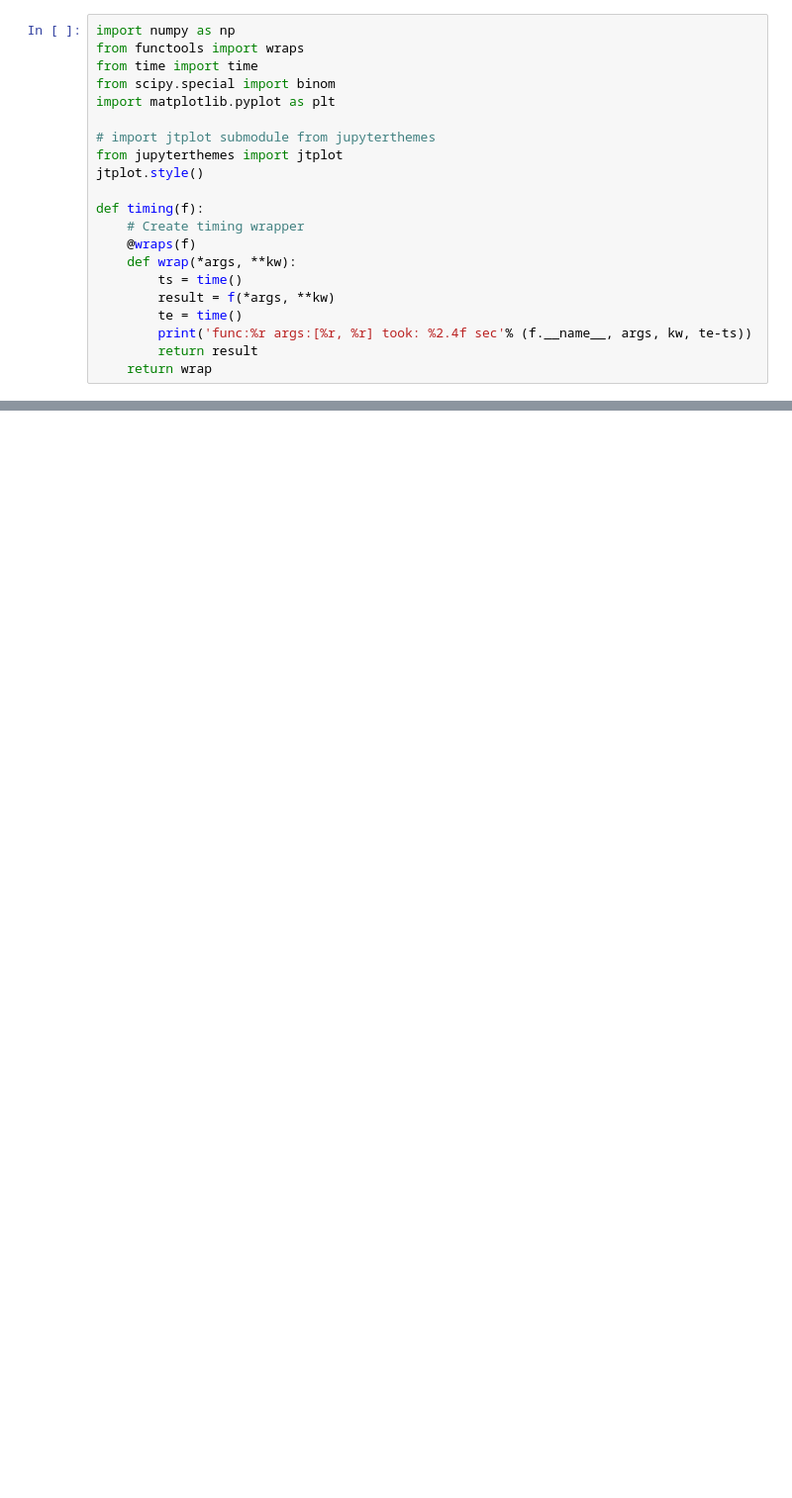
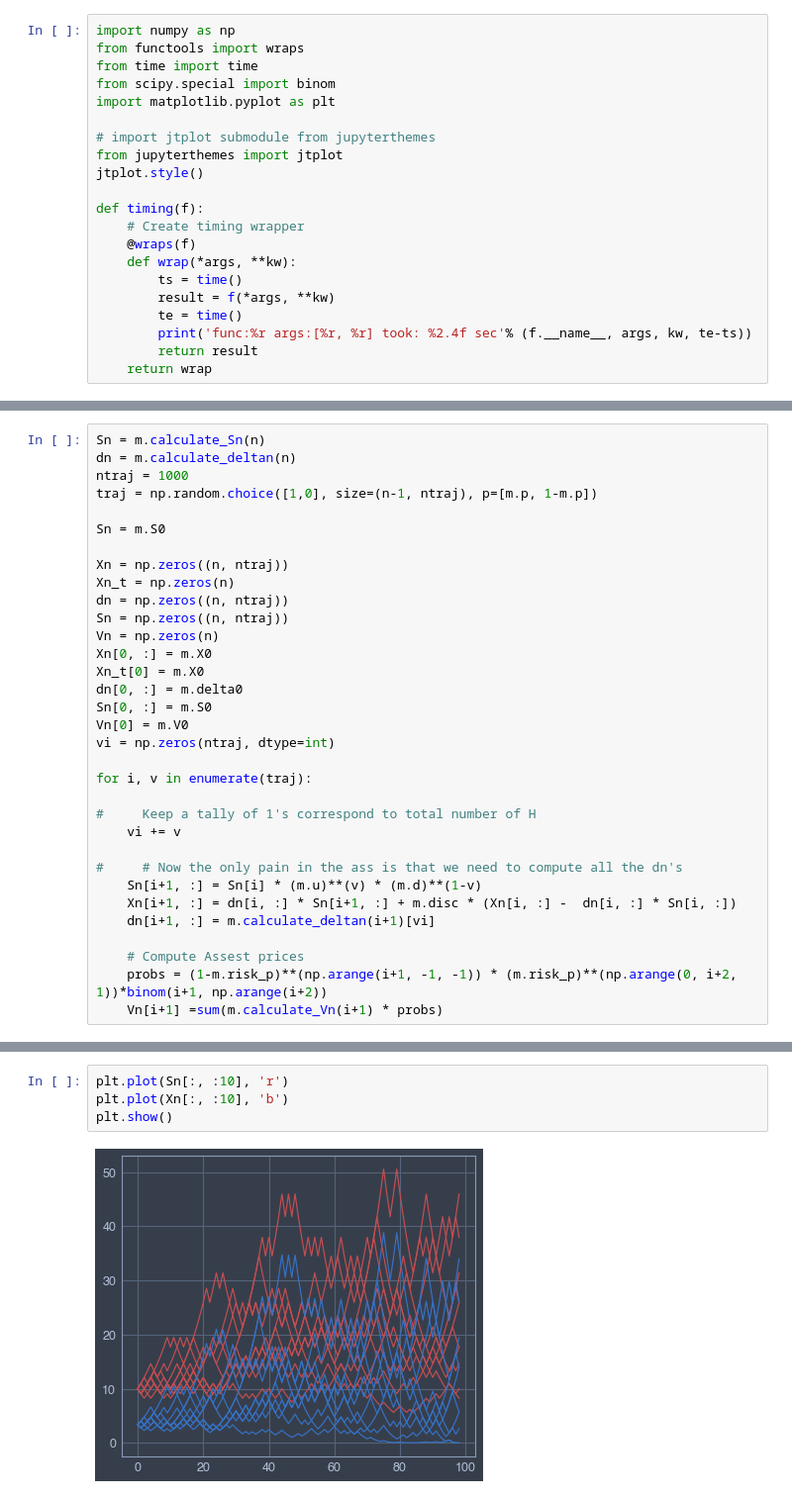
Before and after one commit to mikeal888/Stochastic_projects, a Jupyter notebook: Shreve_exercises/Binomial_asset_european.ipynb, the cells around one changed output, grey strips where cells are left out. Shown at 99% size. Cells and saved outputs as stored; diff of their text form; blank space fills up the shorter version.

Commit message:
implementing the binomial asset model more generally

```diff
--- a/Shreve_exercises/Binomial_asset_european.ipynb
+++ b/Shreve_exercises/Binomial_asset_european.ipynb
@@ -134,0 +147,33 @@ for i in range(n+1):
+# %%
+Sn = m.calculate_Sn(n)
+dn = m.calculate_deltan(n)
+ntraj = 1000
+traj = np.random.choice([1,0], size=(n-1, ntraj), p=[m.p, 1-m.p])
+
+Sn = m.S0
+
+Xn = np.zeros((n, ntraj))
+Xn_t = np.zeros(n)
+dn = np.zeros((n, ntraj))
+Sn = np.zeros((n, ntraj))
+Vn = np.zeros(n)
+Xn[0, :] = m.X0
+Xn_t[0] = m.X0
+dn[0, :] = m.delta0
+Sn[0, :] = m.S0
+Vn[0] = m.V0
+vi = np.zeros(ntraj, dtype=int)
+
+for i, v in enumerate(traj):
+
+#     Keep a tally of 1's correspond to total number of H
+    vi += v
+
+#     # Now the only pain in the ass is that we need to compute all the dn's
+    Sn[i+1, :] = Sn[i] * (m.u)**(v) * (m.d)**(1-v)
+    Xn[i+1, :] = dn[i, :] * Sn[i+1, :] + m.disc * (Xn[i, :] -  dn[i, :] * Sn[i, :])
+    dn[i+1, :] = m.calculate_deltan(i+1)[vi]
+
+    # Compute Assest prices
+    probs = (1-m.risk_p)**(np.arange(i+1, -1, -1)) * (m.risk_p)**(np.arange(0, i+2, 1))*binom(i+1, np.arange(i+2))
+    Vn[i+1] =sum(m.calculate_Vn(i+1) * probs)
@@ -134,0 +205,6 @@ for i in range(n+1):
+# %%
+plt.plot(Sn[:, :10], 'r')
+plt.plot(Xn[:, :10], 'b')
+plt.show()
+# %% [output]
+[figure, added]
```
Also changed, not shown: parts of 27 cells of this notebook, 4 other files.
